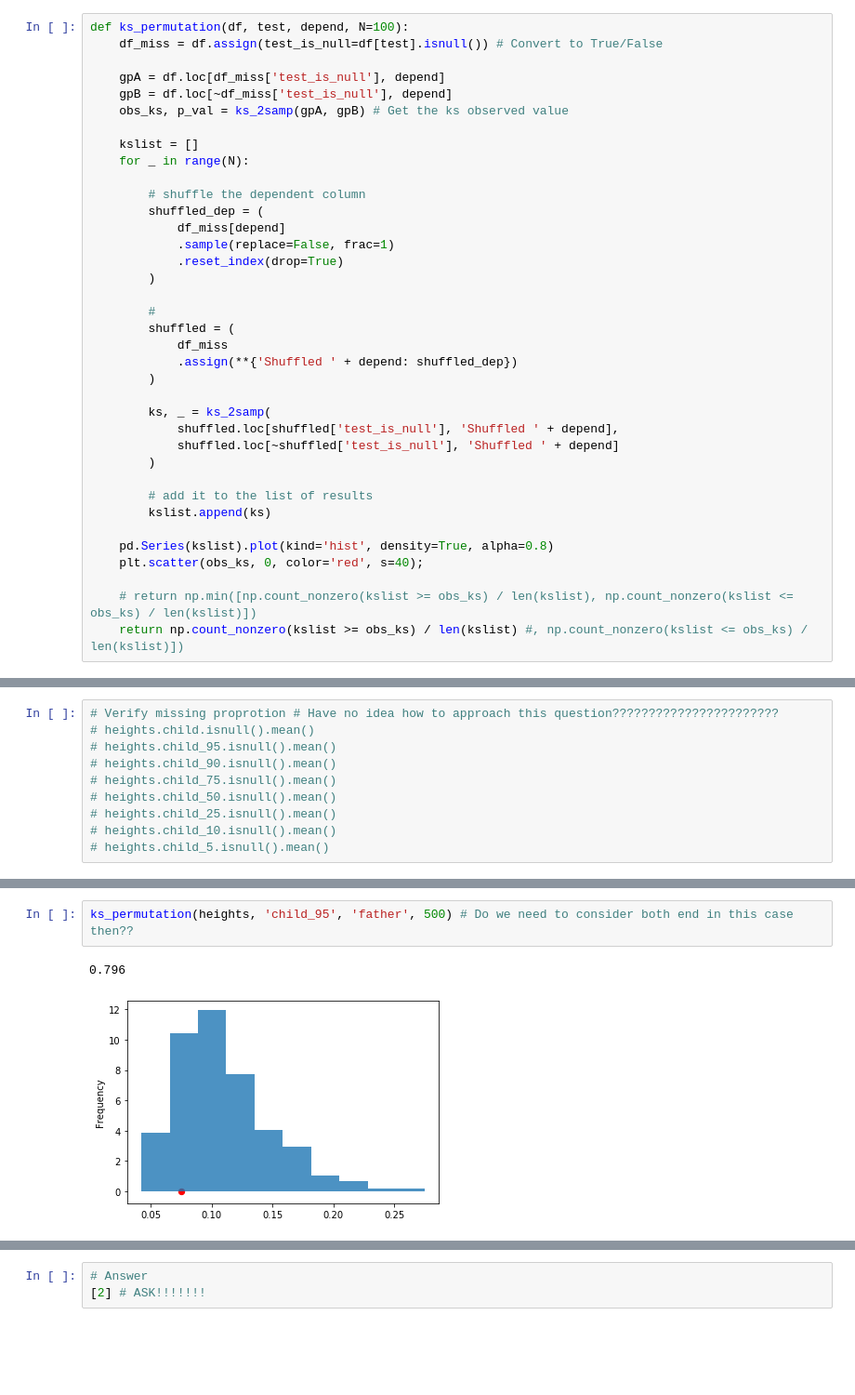
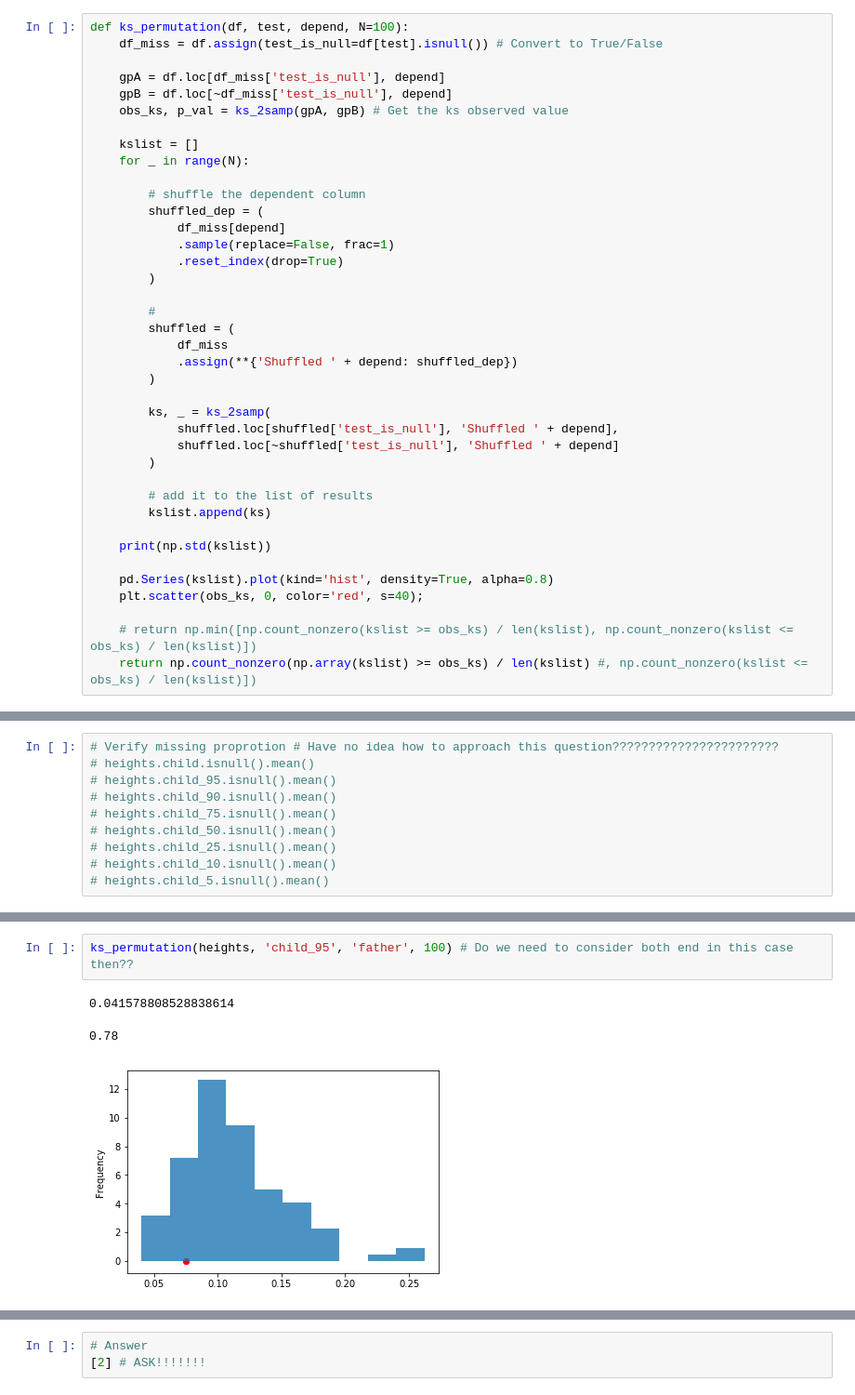
Before and after one commit to AECassAWei/dsc80-wi20, a Jupyter notebook: labs/lab05/lab05.ipynb, the cells around one changed output, grey strips where cells are left out. Shown at 93% size. Drawn from its saved outputs; the diff is of its cells as text; blank space fills up the shorter version.

```diff
--- a/labs/lab05/lab05.ipynb
+++ b/labs/lab05/lab05.ipynb
@@ -275,11 +284,13 @@ def ks_permutation(df, test, depend, N=100):
         # add it to the list of results
         kslist.append(ks)
 
+    print(np.std(kslist))
+
     pd.Series(kslist).plot(kind='hist', density=True, alpha=0.8)
     plt.scatter(obs_ks, 0, color='red', s=40);
 
     # return np.min([np.count_nonzero(kslist >= obs_ks) / len(kslist), np.count_nonzero(kslist <= obs_ks) / len(kslist)])
-    return np.count_nonzero(kslist >= obs_ks) / len(kslist) #, np.count_nonzero(kslist <= obs_ks) / len(kslist)])
+    return np.count_nonzero(np.array(kslist) >= obs_ks) / len(kslist) #, np.count_nonzero(kslist <= obs_ks) / len(kslist)])
 # %%
 ks_permutation(payments_age, 'credit_card_number', 'age', 100000) # Verify if my function is correct
 # %% [output]
@@ -349,5 +360,6 @@ lab.verify_child(heights)
 # %%
-ks_permutation(heights, 'child_95', 'father', 500) # Do we need to consider both end in this case then??
+ks_permutation(heights, 'child_95', 'father', 100) # Do we need to consider both end in this case then??
 # %% [output]
-0.796
+0.041578808528838614
+0.78
-[figure, old version]
+[figure, new version]
```
Also changed, not shown: parts of 26 cells of this notebook, 2 other files.
